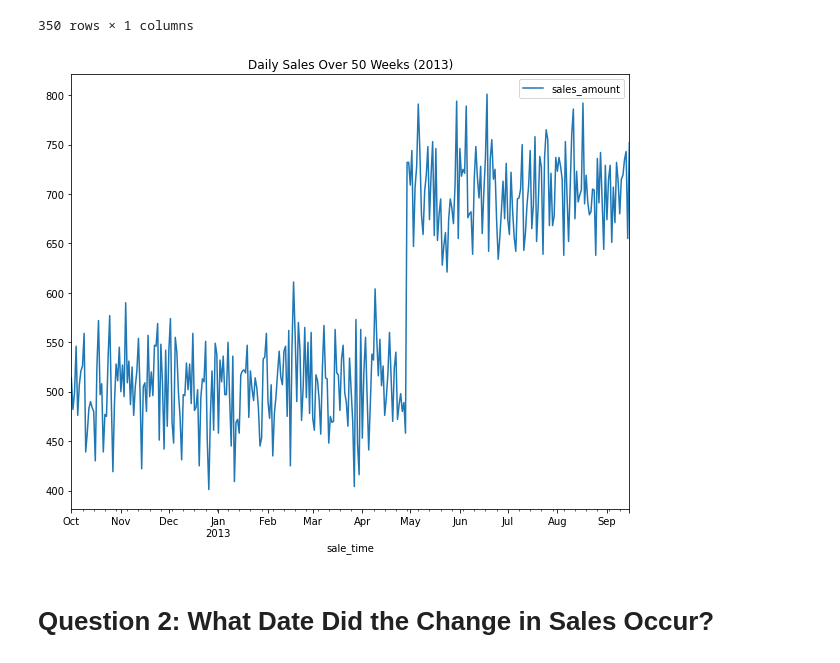
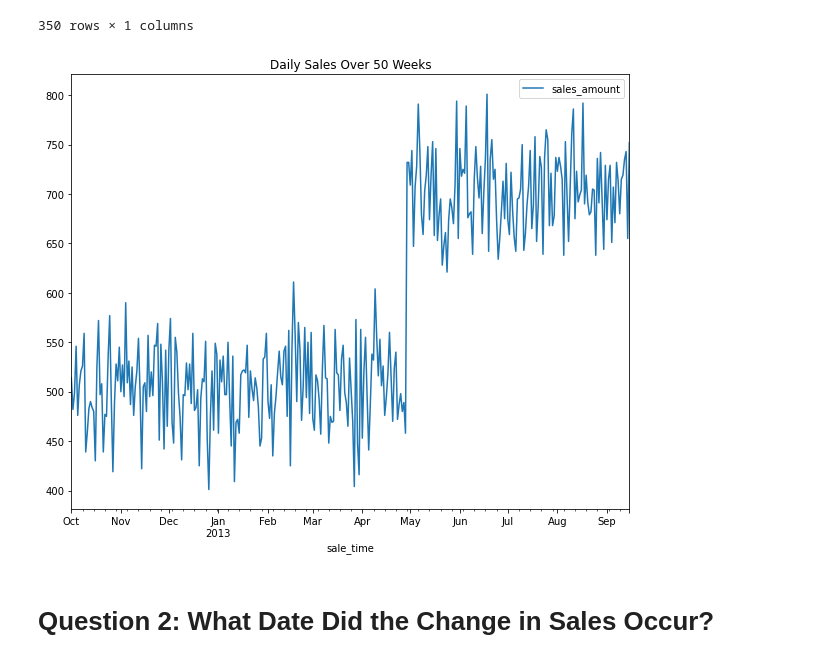
Before and after one commit to AvatarJoshi/project_23-me, a Jupyter notebook: data_project_23&me.ipynb, the cells around one changed output. Saved outputs shown, nothing was run; the diff lists cells and outputs as text; code cells hidden in the pictures.

```diff
--- a/data_project_23&me.ipynb
+++ b/data_project_23&me.ipynb
@@ -118,11 +118,11 @@ daily_sales_df
 # %%
 # Set constant figure size
 figure_size = (10,8)
 # Plot daily sales for all 50 weeks
-daily_sales_df.plot(figsize=figure_size, title="Daily Sales Over 50 Weeks (2013)")
+daily_sales_df.plot(figsize=figure_size, title="Daily Sales Over 50 Weeks")
 plt.show()
 # %% [output]
-[figure, old version]
+[figure, new version]
 # %% [markdown]
 # Question 2: What Date Did the Change in Sales Occur?
 # %%
```
Also changed, not shown: parts of 13 cells of this notebook.
